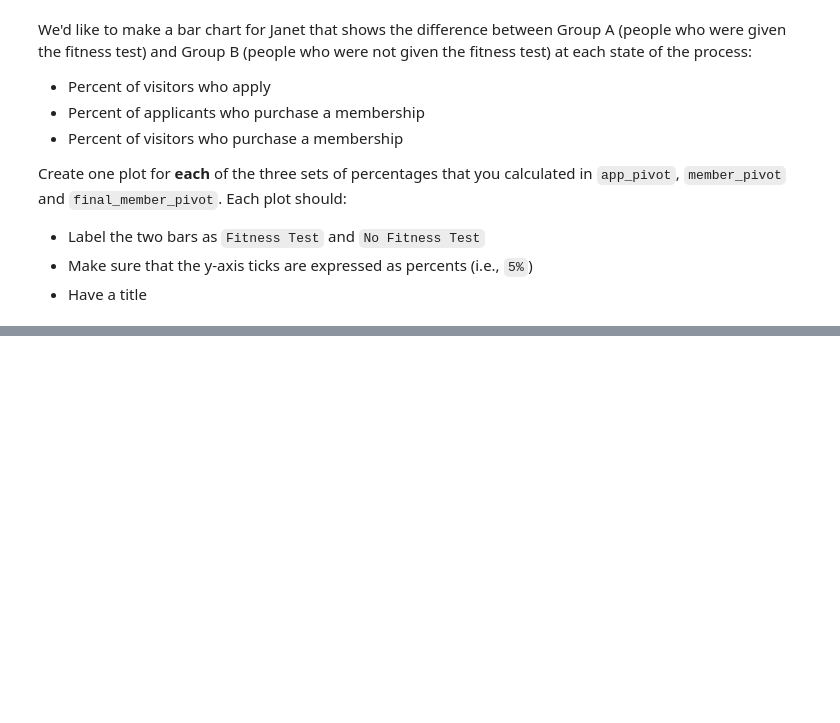
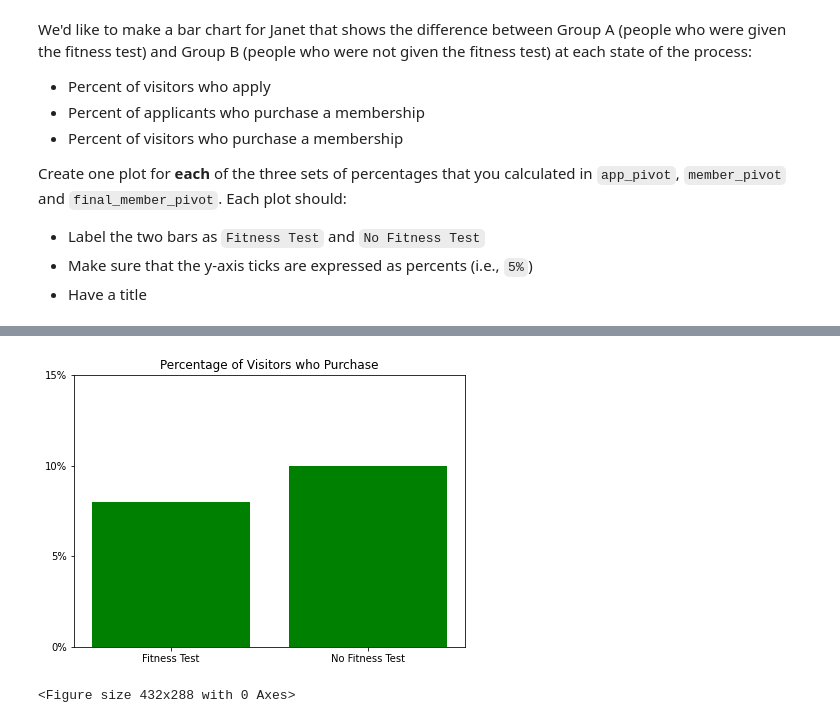
Before and after one commit to rebecca-agyei/MuscleHub-A-B-Test, a Jupyter notebook: musclehub.ipynb, the cells around one changed output, grey strips where cells are left out. Cells and saved outputs as stored; diff of their text form; code cells hidden in the pictures; blank space fills up the shorter version.

```diff
--- a/musclehub.ipynb
+++ b/musclehub.ipynb
@@ -270,3 +363,13 @@ Previously, we looked at what percent of people **who picked up applications** p
 |1|B|?|?|?|?|
 
 Save your final DataFrame as `final_member_pivot`.
+# %%
+final_members_counts = df.groupby(['ab_test_group', 'is_member']).first_name.count().reset_index()
+
+final_member_pivot = final_members_counts.pivot(columns='is_member', index='ab_test_group', values='first_name').reset_index()
+
+final_member_pivot['Total'] = final_member_pivot['Member'] + final_member_pivot['Not Member']
+
+final_member_pivot['Percent Purchase'] = final_member_pivot['Member'] / final_member_pivot['Total']
+
+final_member_pivot
@@ -288,0 +442,18 @@ Create one plot for **each** of the three sets of percentages that you calculate
+# %%
+# Percentage of Visitors who Purchase
+
+plt.figure(figsize=(7, 5))
+ax = plt.subplot()
+x2 = range(len(final_member_pivot))
+y2 = final_member_pivot['Percent Purchase'].values
+plt.bar(x2, y2, color='green')
+ax.set_xticks(x2)
+ax.set_xticklabels(['Fitness Test', 'No Fitness Test'])
+ax.set_yticks([0, 0.05, 0.10, 0.15])
+ax.set_yticklabels(['0%', '5%', '10%', '15%'])
+plt.title('Percentage of Visitors who Purchase')
+plt.show()
+plt.savefig('percent_visitors_purchase.png')
+# %% [output]
+[figure, added]
+<Figure size 432x288 with 0 Axes>
```
Also changed, not shown: parts of 14 cells of this notebook, 3 other files.
